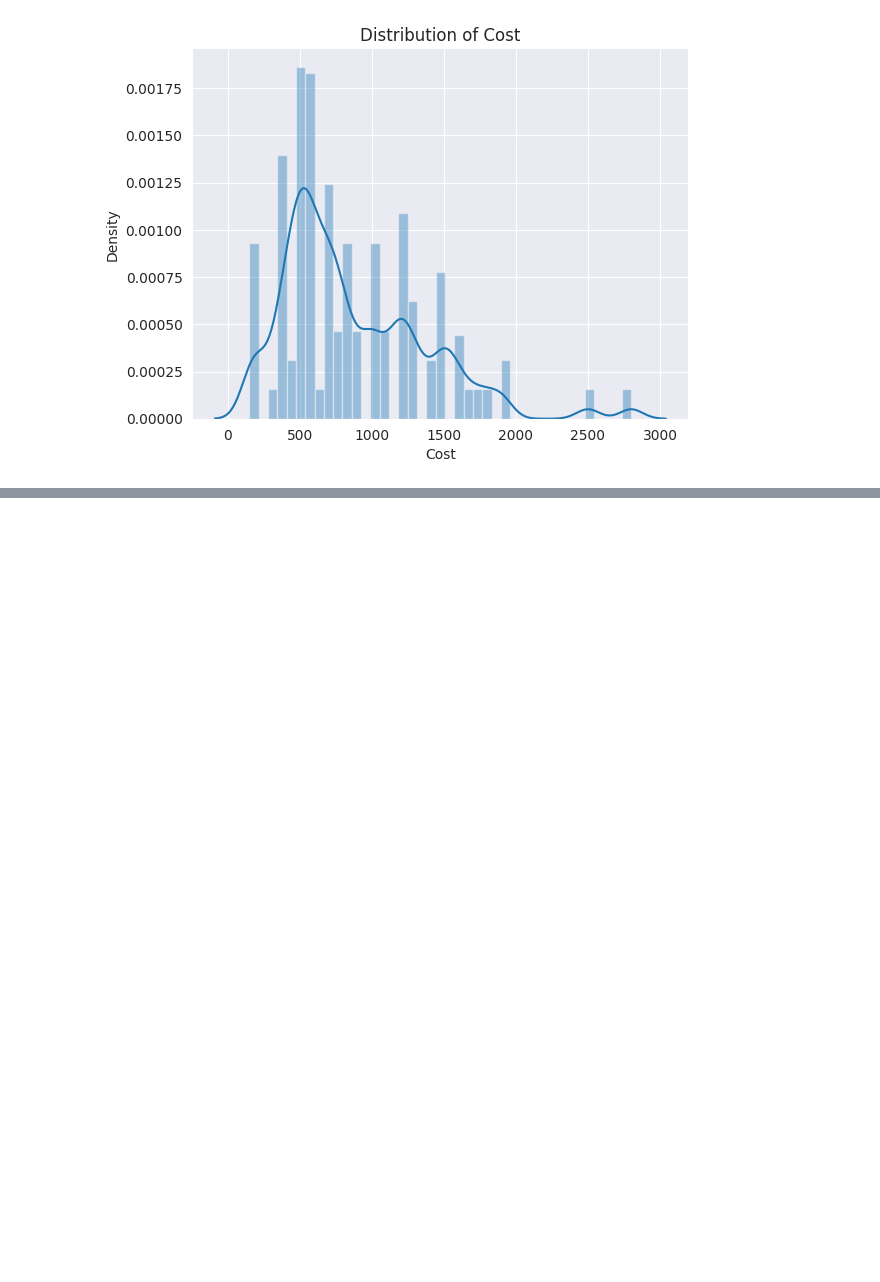
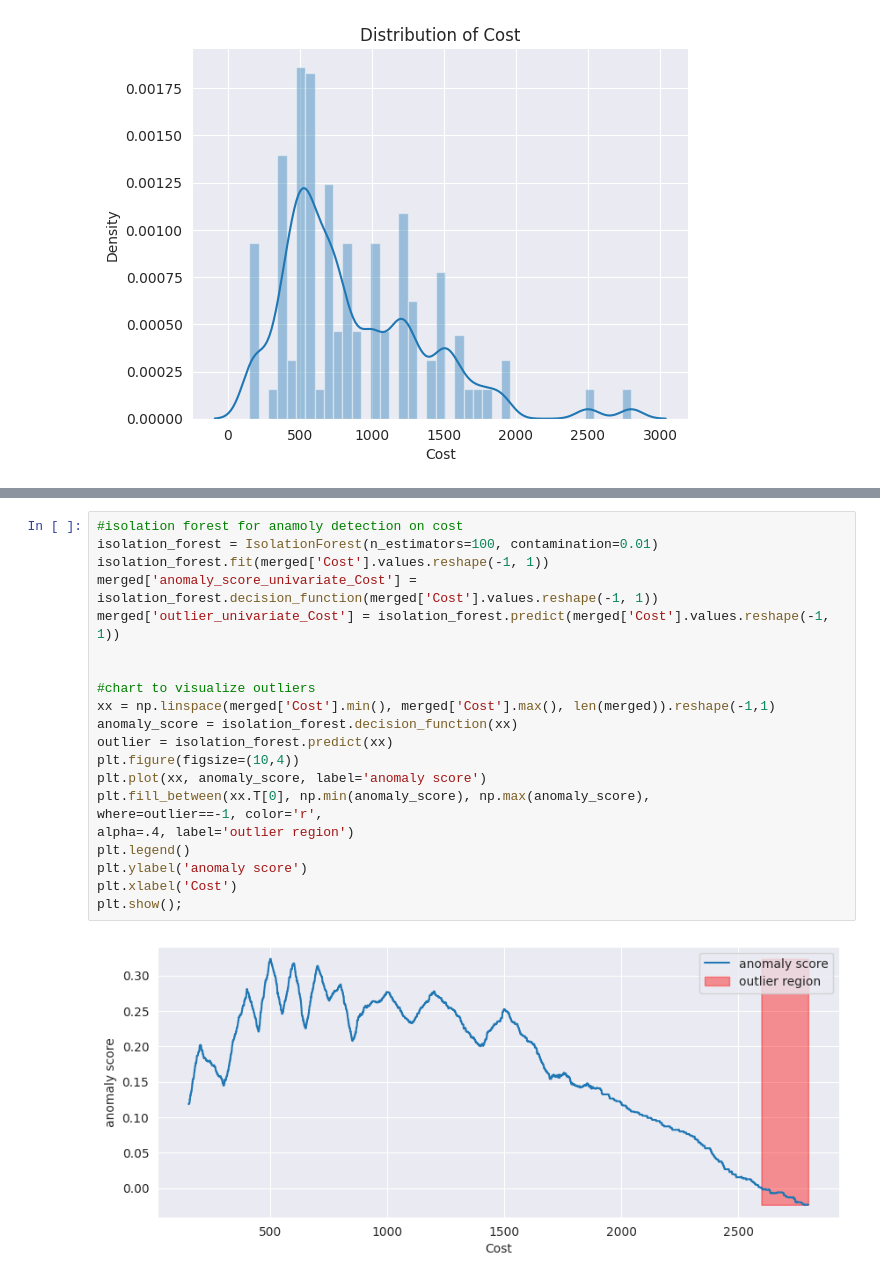
Before and after one commit to pi-mishra/Zomato-Restaurant-Clustering-And-Sentiment-Analysis, a Jupyter notebook: Zomato_Restaurant_Clustering_And_Sentiment_Analysis.ipynb, the cells around one changed output, grey strips where cells are left out. Drawn from its saved outputs; the diff is of its cells as text; blank space fills up the shorter version.

```diff
--- a/Zomato_Restaurant_Clustering_And_Sentiment_Analysis.ipynb
+++ b/Zomato_Restaurant_Clustering_And_Sentiment_Analysis.ipynb
@@ -1179,0 +1234,23 @@ sns.despine()
+# %%
+#isolation forest for anamoly detection on cost
+isolation_forest = IsolationForest(n_estimators=100, contamination=0.01)
+isolation_forest.fit(merged['Cost'].values.reshape(-1, 1))
+merged['anomaly_score_univariate_Cost'] = isolation_forest.decision_function(merged['Cost'].values.reshape(-1, 1))
+merged['outlier_univariate_Cost'] = isolation_forest.predict(merged['Cost'].values.reshape(-1, 1))
+
+
+#chart to visualize outliers
+xx = np.linspace(merged['Cost'].min(), merged['Cost'].max(), len(merged)).reshape(-1,1)
+anomaly_score = isolation_forest.decision_function(xx)
+outlier = isolation_forest.predict(xx)
+plt.figure(figsize=(10,4))
+plt.plot(xx, anomaly_score, label='anomaly score')
+plt.fill_between(xx.T[0], np.min(anomaly_score), np.max(anomaly_score),
+where=outlier==-1, color='r',
+alpha=.4, label='outlier region')
+plt.legend()
+plt.ylabel('anomaly score')
+plt.xlabel('Cost')
+plt.show();
+# %% [output]
+[figure, added]
```
Also changed, not shown: parts of 34 cells of this notebook.
